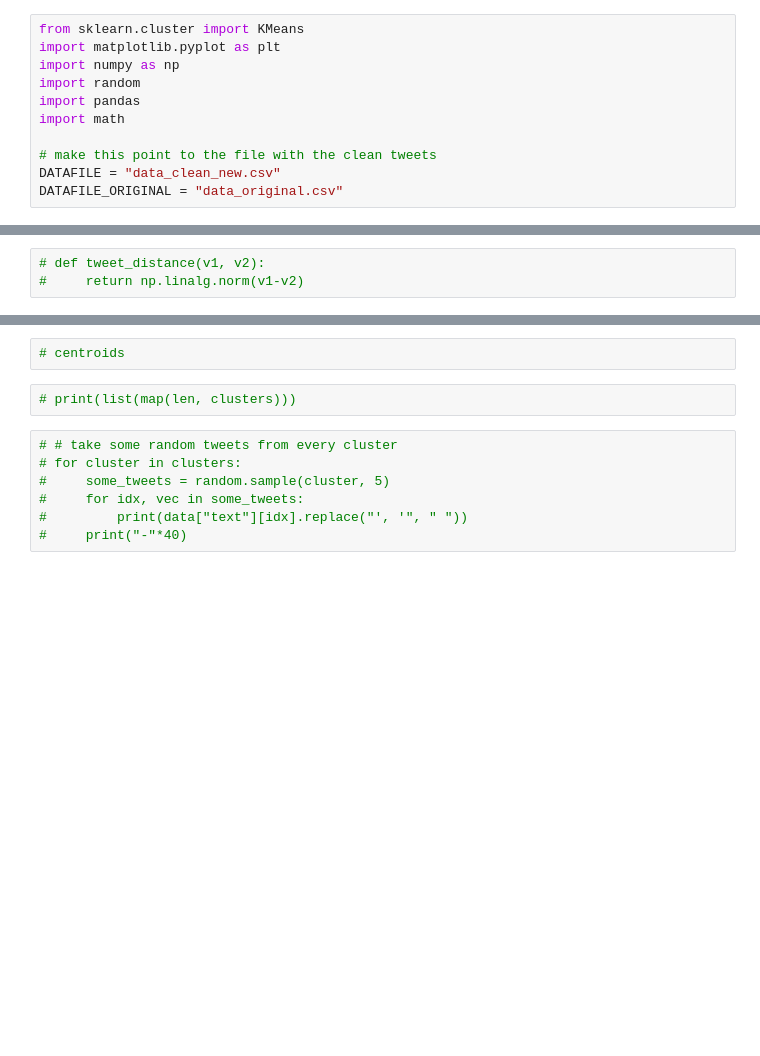
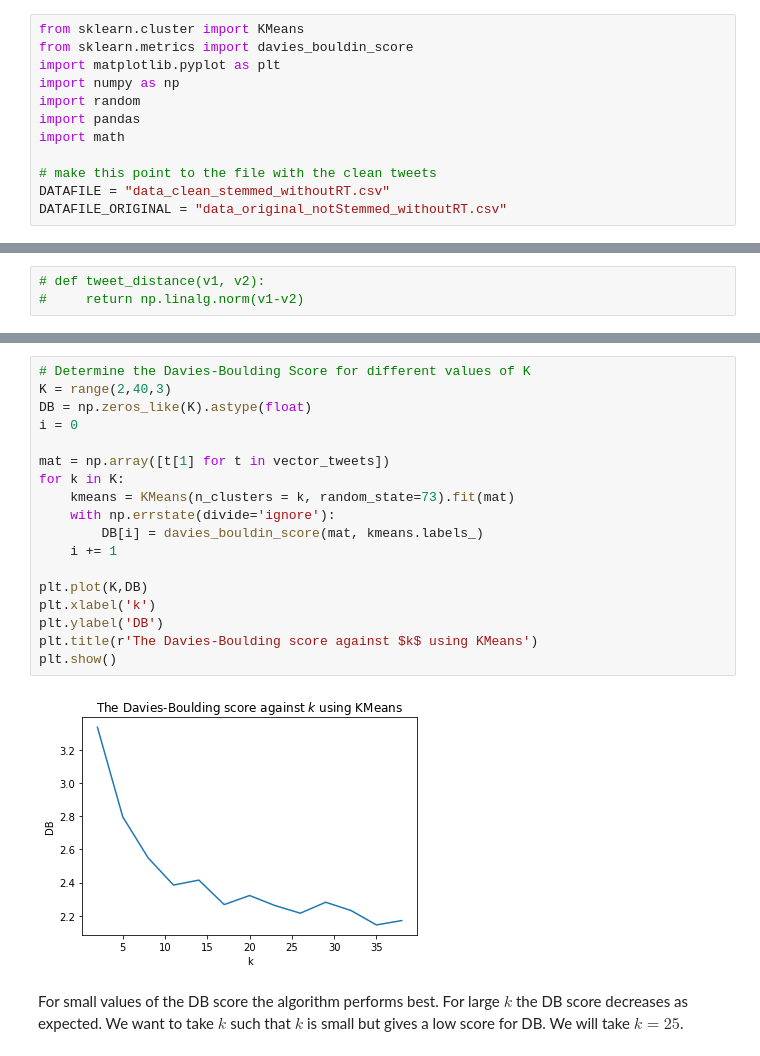
Before and after one commit to RojerGS/DataScience, a Jupyter notebook: TrumpTweetsClustering/dataExploration.ipynb, the cells around one changed output, grey strips where cells are left out. Cells and saved outputs as stored; diff of their text form; blank space fills up the shorter version.

Commit message:
added DB score to data Exploration

```diff
--- a/TrumpTweetsClustering/dataExploration.ipynb
+++ b/TrumpTweetsClustering/dataExploration.ipynb
@@ -1,5 +1,6 @@
 # %%
 from sklearn.cluster import KMeans
+from sklearn.metrics import davies_bouldin_score
 import matplotlib.pyplot as plt
 import numpy as np
 import random
@@ -7,8 +8,8 @@ import pandas
 import math
 
 # make this point to the file with the clean tweets
-DATAFILE = "data_clean_new.csv"
-DATAFILE_ORIGINAL = "data_original.csv"
+DATAFILE = "data_clean_stemmed_withoutRT.csv"
+DATAFILE_ORIGINAL = "data_original_notStemmed_withoutRT.csv"
 # %%
 # read the csv
 data = pandas.read_csv(DATAFILE, index_col=0)
@@ -344,11 +278,22 @@ print(vector_tweets[-3:])
-# %%
-# centroids
-# %%
-# print(list(map(len, clusters)))
-# %%
-# # take some random tweets from every cluster
-# for cluster in clusters:
-#     some_tweets = random.sample(cluster, 5)
-#     for idx, vec in some_tweets:
-#         print(data["text"][idx].replace("', '", " "))
-#     print("-"*40)
+# %%
+# Determine the Davies-Boulding Score for different values of K
+K = range(2,40,3)
+DB = np.zeros_like(K).astype(float)
+i = 0
+
+mat = np.array([t[1] for t in vector_tweets])
+for k in K:
+    kmeans = KMeans(n_clusters = k, random_state=73).fit(mat)
+    with np.errstate(divide='ignore'):
+        DB[i] = davies_bouldin_score(mat, kmeans.labels_)
+    i += 1
+
+plt.plot(K,DB)
+plt.xlabel('k')
+plt.ylabel('DB')
+plt.title(r'The Davies-Boulding score against $k$ using KMeans')
+plt.show()
+# %% [output]
+[figure, added]
+# %% [markdown]
+For small values of the DB score the algorithm performs best. For large $k$ the DB score decreases as expected. We want to take $k$ such that $k$ is small but gives a low score for DB. We will take $k = 25$.
```
Also changed, not shown: parts of 4 cells of this notebook.
